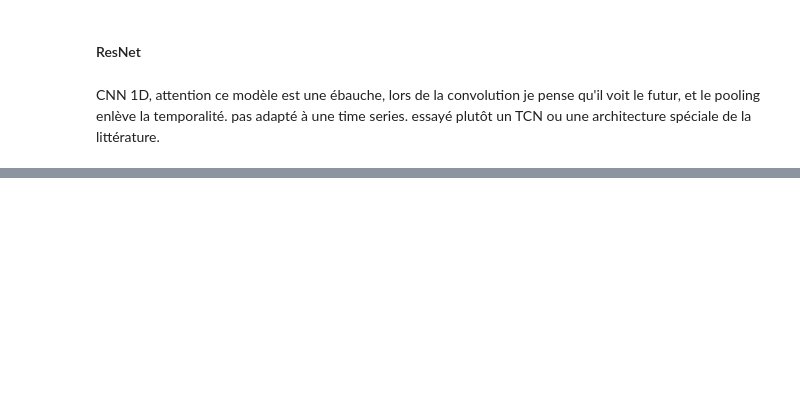
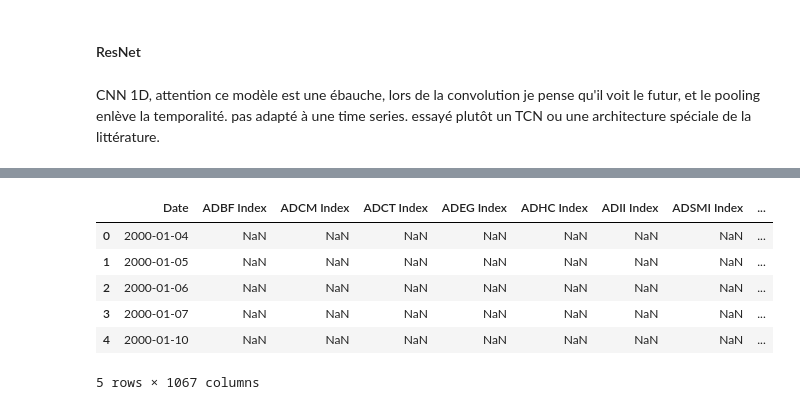
Before and after one commit to dianemans/time-series-pred, a Jupyter notebook: nb_draft_diane.ipynb, the cells around one changed output, grey strips where cells are left out. Cells and saved outputs as stored; diff of their text form; code cells hidden in the pictures; blank space fills up the shorter version.

```diff
--- a/nb_draft_diane.ipynb
+++ b/nb_draft_diane.ipynb
@@ -396,0 +414,12 @@ plt.show()
+# %%
+df = pd.read_csv('230216_returns.csv')
+# %%
+df.head()
+# %% [output]
+|  | Date | ADBF Index | ADCM Index | ADCT Index | ADEG Index | ADHC Index | ADII Index | ADSMI Index | ... |
+| 0 | 2000-01-04 | NaN | NaN | NaN | NaN | NaN | NaN | NaN | ... |
+| 1 | 2000-01-05 | NaN | NaN | NaN | NaN | NaN | NaN | NaN | ... |
+| 2 | 2000-01-06 | NaN | NaN | NaN | NaN | NaN | NaN | NaN | ... |
+| 3 | 2000-01-07 | NaN | NaN | NaN | NaN | NaN | NaN | NaN | ... |
+| 4 | 2000-01-10 | NaN | NaN | NaN | NaN | NaN | NaN | NaN | ... |
+5 rows × 1067 columns
```
Also changed, not shown: parts of 15 cells of this notebook, 2 other files.
